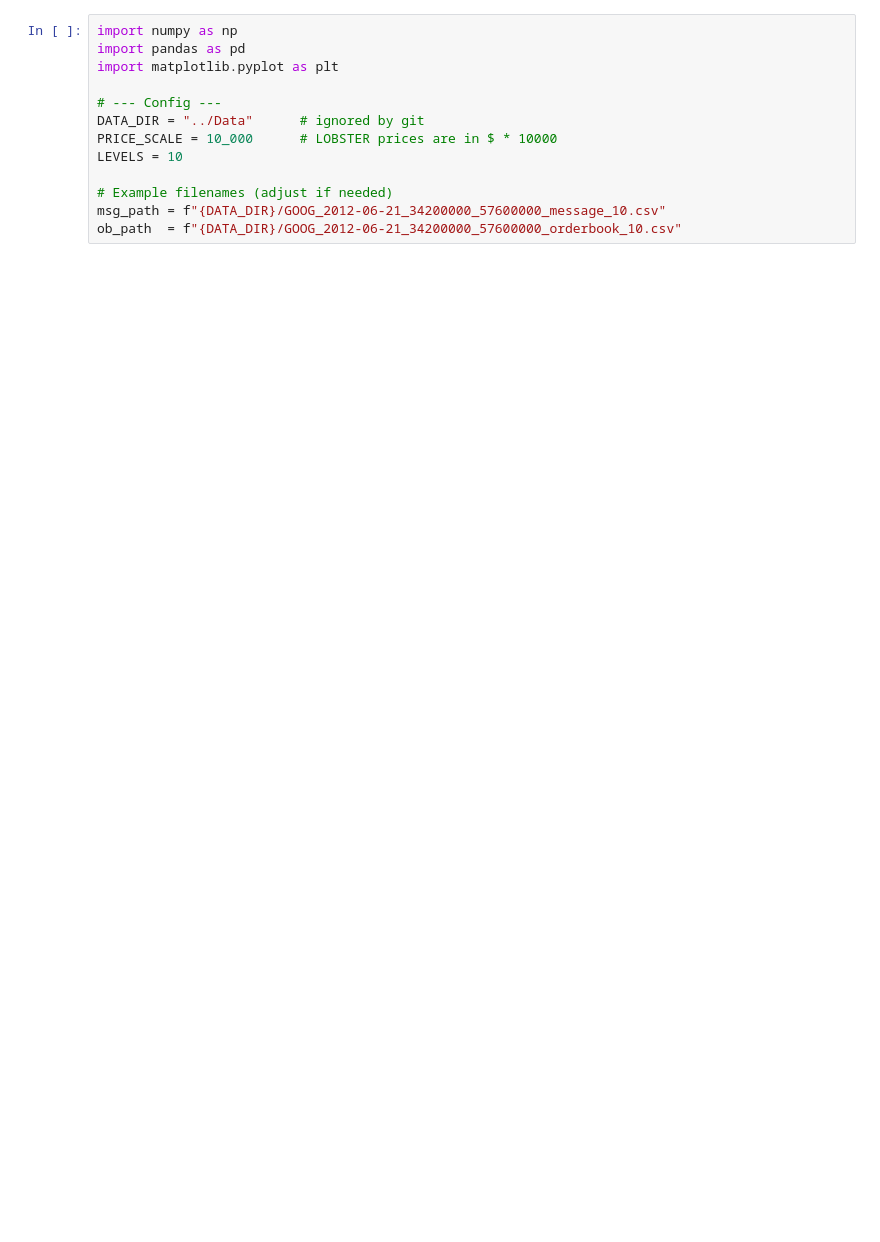
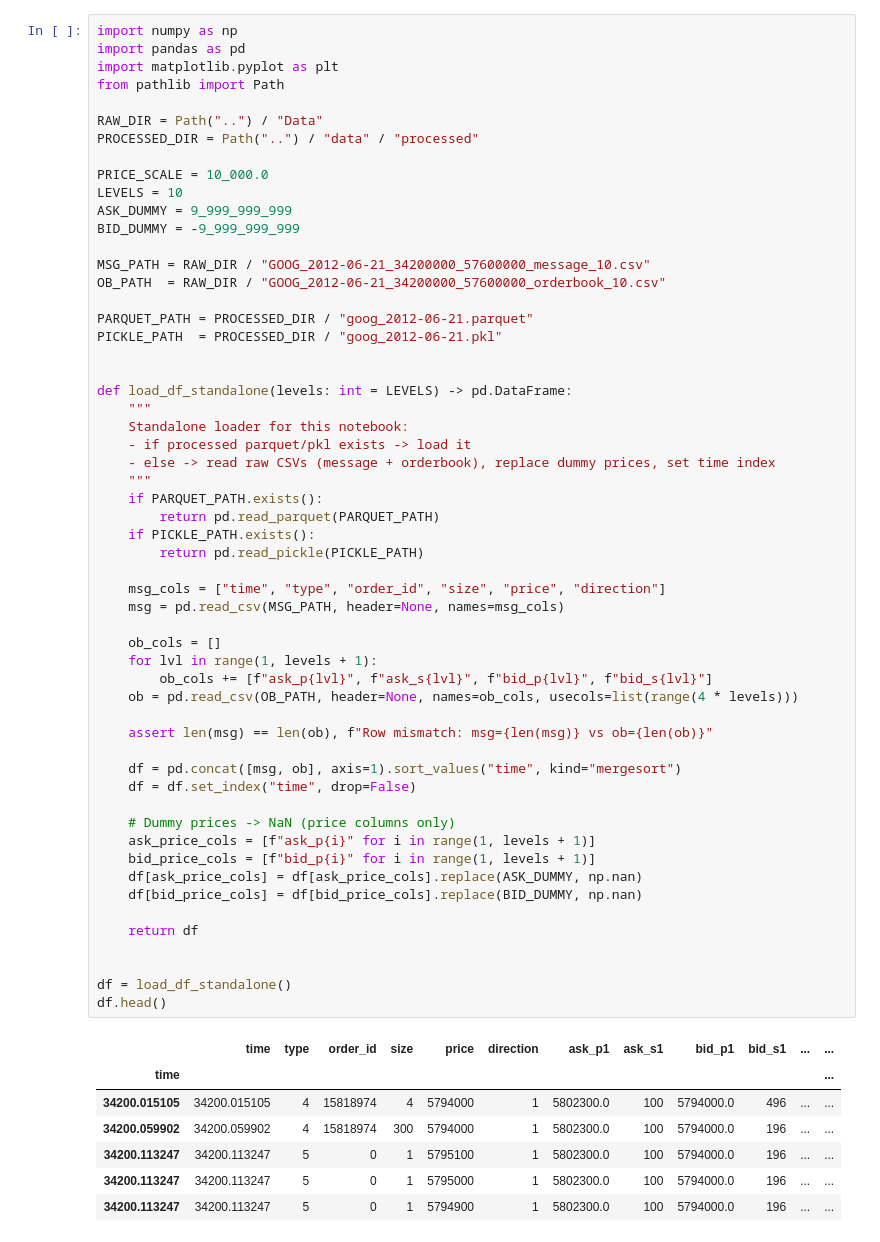
Before and after one commit to andreapezzella/lobster-mm-simulator, a Jupyter notebook: notebooks/02_lob_analytics.ipynb, the cells around one changed output. Drawn from its saved outputs; the diff is of its cells as text; blank space fills up the shorter version.

Commit message:
Update notebooks: loader, analytics, OFI, baseline MM simulator

```diff
--- a/notebooks/02_lob_analytics.ipynb
+++ b/notebooks/02_lob_analytics.ipynb
@@ -1,13 +1,64 @@
 # %%
 import numpy as np
 import pandas as pd
 import matplotlib.pyplot as plt
+from pathlib import Path
 
-# --- Config ---
-DATA_DIR = "../Data"      # ignored by git
-PRICE_SCALE = 10_000      # LOBSTER prices are in $ * 10000
+RAW_DIR = Path("..") / "Data"
+PROCESSED_DIR = Path("..") / "data" / "processed"
+
+PRICE_SCALE = 10_000.0
 LEVELS = 10
+ASK_DUMMY = 9_999_999_999
+BID_DUMMY = -9_999_999_999
 
-# Example filenames (adjust if needed)
-msg_path = f"{DATA_DIR}/GOOG_2012-06-21_34200000_57600000_message_10.csv"
-ob_path  = f"{DATA_DIR}/GOOG_2012-06-21_34200000_57600000_orderbook_10.csv"
+MSG_PATH = RAW_DIR / "GOOG_2012-06-21_34200000_57600000_message_10.csv"
+OB_PATH  = RAW_DIR / "GOOG_2012-06-21_34200000_57600000_orderbook_10.csv"
+
+PARQUET_PATH = PROCESSED_DIR / "goog_2012-06-21.parquet"
+PICKLE_PATH  = PROCESSED_DIR / "goog_2012-06-21.pkl"
+
+
+def load_df_standalone(levels: int = LEVELS) -> pd.DataFrame:
+    """
+    Standalone loader for this notebook:
+    - if processed parquet/pkl exists -> load it
+    - else -> read raw CSVs (message + orderbook), replace dummy prices, set time index
+    """
+    if PARQUET_PATH.exists():
+        return pd.read_parquet(PARQUET_PATH)
+    if PICKLE_PATH.exists():
+        return pd.read_pickle(PICKLE_PATH)
+
+    msg_cols = ["time", "type", "order_id", "size", "price", "direction"]
+    msg = pd.read_csv(MSG_PATH, header=None, names=msg_cols)
+
+    ob_cols = []
+    for lvl in range(1, levels + 1):
+        ob_cols += [f"ask_p{lvl}", f"ask_s{lvl}", f"bid_p{lvl}", f"bid_s{lvl}"]
+    ob = pd.read_csv(OB_PATH, header=None, names=ob_cols, usecols=list(range(4 * levels)))
+
+    assert len(msg) == len(ob), f"Row mismatch: msg={len(msg)} vs ob={len(ob)}"
+
+    df = pd.concat([msg, ob], axis=1).sort_values("time", kind="mergesort")
+    df = df.set_index("time", drop=False)
+
+    # Dummy prices -> NaN (price columns only)
+    ask_price_cols = [f"ask_p{i}" for i in range(1, levels + 1)]
+    bid_price_cols = [f"bid_p{i}" for i in range(1, levels + 1)]
+    df[ask_price_cols] = df[ask_price_cols].replace(ASK_DUMMY, np.nan)
+    df[bid_price_cols] = df[bid_price_cols].replace(BID_DUMMY, np.nan)
+
+    return df
+
+
+df = load_df_standalone()
+df.head()
+# %% [output]
+|  | time | type | order_id | size | price | direction | ask_p1 | ask_s1 | bid_p1 | bid_s1 | ... | ... |
+| time |  |  |  |  |  |  |  |  |  |  |  | ... |
+| 34200.015105 | 34200.015105 | 4 | 15818974 | 4 | 5794000 | 1 | 5802300.0 | 100 | 5794000.0 | 496 | ... | ... |
+| 34200.059902 | 34200.059902 | 4 | 15818974 | 300 | 5794000 | 1 | 5802300.0 | 100 | 5794000.0 | 196 | ... | ... |
+| 34200.113247 | 34200.113247 | 5 | 0 | 1 | 5795100 | 1 | 5802300.0 | 100 | 5794000.0 | 196 | ... | ... |
+| 34200.113247 | 34200.113247 | 5 | 0 | 1 | 5795000 | 1 | 5802300.0 | 100 | 5794000.0 | 196 | ... | ... |
+| 34200.113247 | 34200.113247 | 5 | 0 | 1 | 5794900 | 1 | 5802300.0 | 100 | 5794000.0 | 196 | ... | ... |
```
Also changed, not shown: parts of 6 cells of this notebook, 2 other files.
